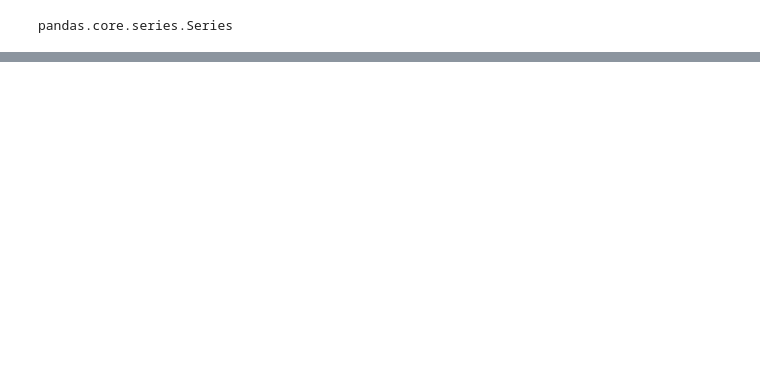
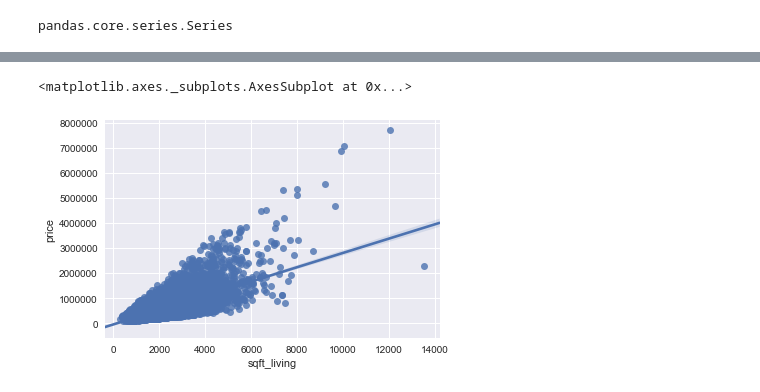
Before and after one commit to bphall/nyc-mhtn-ds-010620-lectures, a Jupyter notebook: week-6/KC_house_data/real_hou.ipynb, the cells around one changed output, grey strips where cells are left out. Cells and saved outputs as stored; diff of their text form; code cells hidden in the pictures; blank space fills up the shorter version.

```diff
--- a/week-6/KC_house_data/real_hou.ipynb
+++ b/week-6/KC_house_data/real_hou.ipynb
@@ -351,0 +577,5 @@ Length: 21613, dtype: float64
+# %%
+sns.regplot(df.sqft_living, df.price)
+# %% [output]
+<matplotlib.axes._subplots.AxesSubplot at 0x...>
+[figure, added]
```
Also changed, not shown: parts of 78 cells of this notebook, 3 other files.
